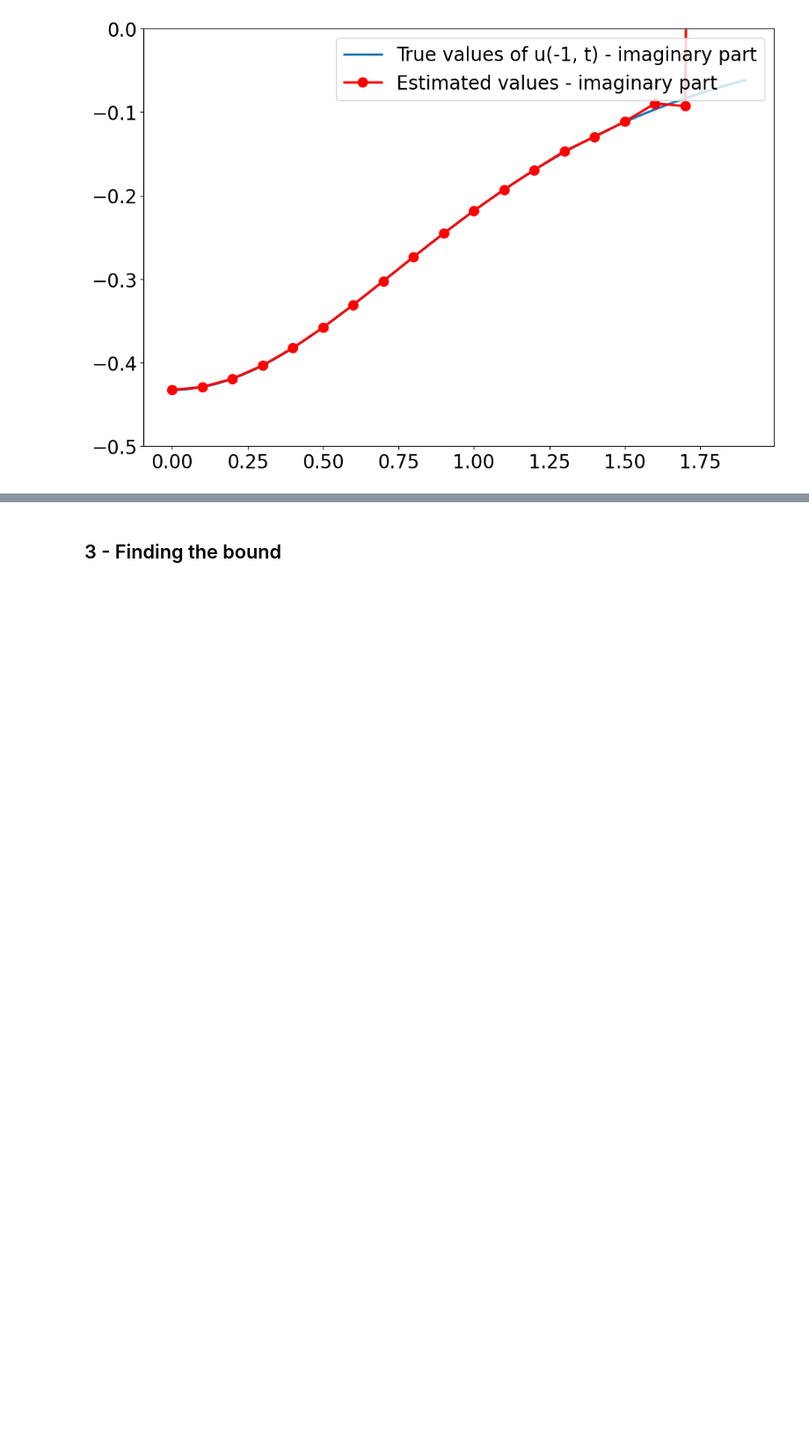
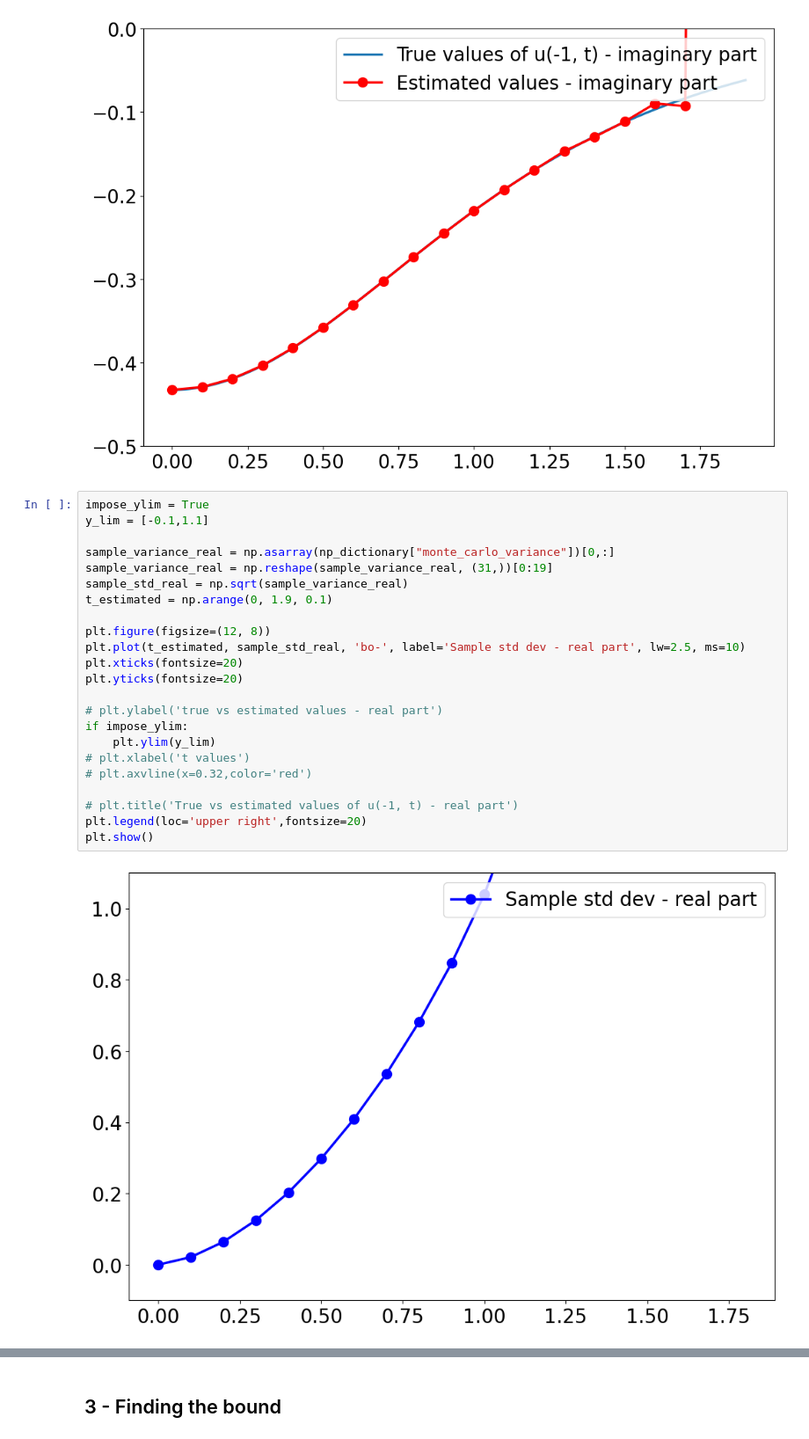
Before and after one commit to chanjuanyin/Nonlinear_Wave_simulations, a Jupyter notebook: Simulation_04/Plot_history.ipynb, the cells around one changed output, grey strips where cells are left out. Shown at 88% size. Cells and saved outputs as stored; diff of their text form; blank space fills up the shorter version.

Commit message:
Plot sample standard deviation for simulation 4, 6, 9

```diff
--- a/Simulation_04/Plot_history.ipynb
+++ b/Simulation_04/Plot_history.ipynb
@@ -111,3 +111,28 @@ plt.legend(loc='upper right',fontsize=20)
 plt.show()
 # %% [output]
 [figure]
+# %%
+impose_ylim = True
+y_lim = [-0.1,1.1]
+
+sample_variance_real = np.asarray(np_dictionary["monte_carlo_variance"])[0,:]
+sample_variance_real = np.reshape(sample_variance_real, (31,))[0:19]
+sample_std_real = np.sqrt(sample_variance_real)
+t_estimated = np.arange(0, 1.9, 0.1)
+
+plt.figure(figsize=(12, 8))
+plt.plot(t_estimated, sample_std_real, 'bo-', label='Sample std dev - real part', lw=2.5, ms=10)
+plt.xticks(fontsize=20)
+plt.yticks(fontsize=20)
+
+# plt.ylabel('true vs estimated values - real part')
+if impose_ylim:
+    plt.ylim(y_lim)
+# plt.xlabel('t values')
+# plt.axvline(x=0.32,color='red')
+
+# plt.title('True vs estimated values of u(-1, t) - real part')
+plt.legend(loc='upper right',fontsize=20)
+plt.show()
+# %% [output]
+[figure, added]
```
Also changed, not shown: parts of 2 cells of this notebook, 2 other files.
